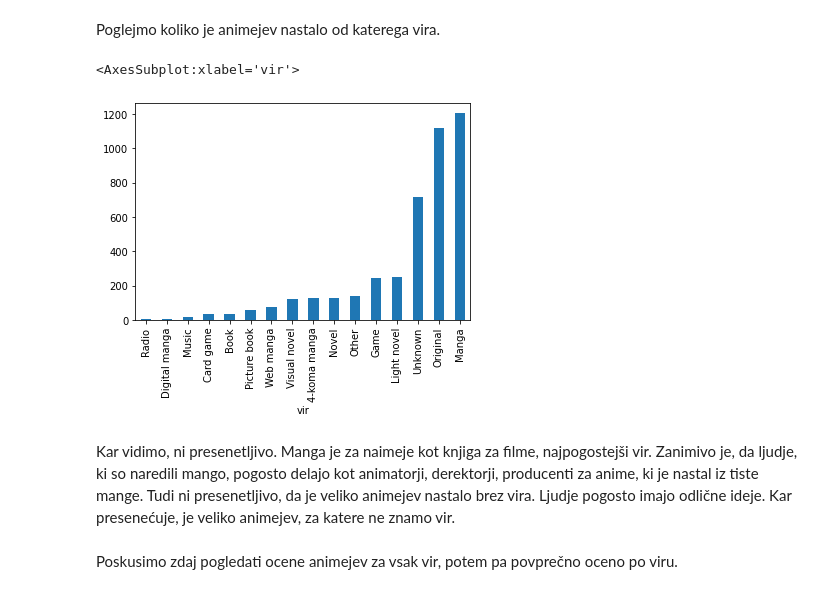
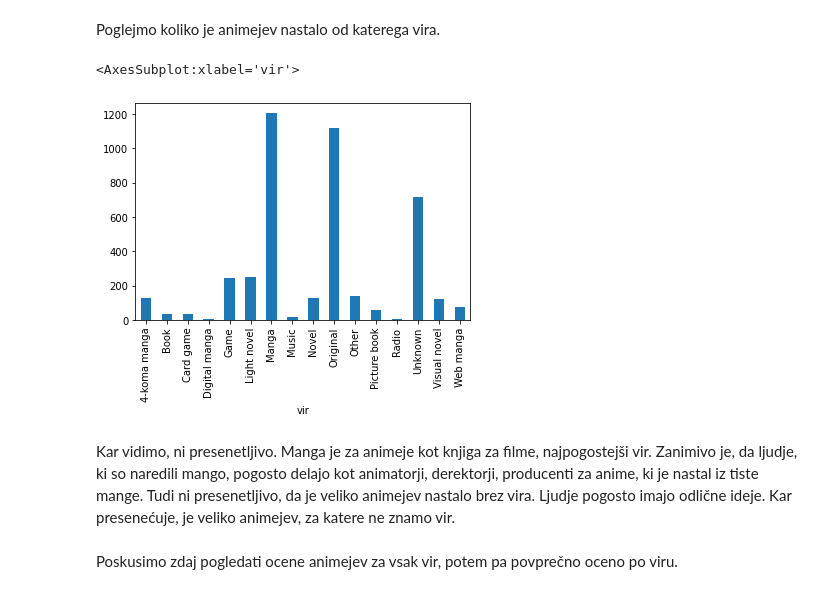
Before and after one commit to Teodora-Cvetkovic/Anime-filmi-in-serije, a Jupyter notebook: Anime_serije.ipynb, the cells around one changed output. Cells and saved outputs as stored; diff of their text form; code cells hidden in the pictures.

```diff
--- a/Anime_serije.ipynb
+++ b/Anime_serije.ipynb
@@ -395,12 +395,12 @@ for vir in animeji_in_viri:
 # %% [markdown]
 Poglejmo koliko je animejev nastalo od katerega vira.
 # %%
-animeji.groupby('vir').size().sort_values().plot.bar()
+animeji.groupby('vir').size().plot.bar()
 # %% [output]
 <AxesSubplot:xlabel='vir'>
-[figure, old version]
+[figure, new version]
 # %% [markdown]
-Kar vidimo, ni presenetljivo. Manga je za naimeje kot knjiga za filme, najpogostejši vir. Zanimivo je, da ljudje, ki so naredili mango, pogosto delajo kot animatorji, derektorji, producenti za anime, ki je nastal iz tiste mange. Tudi ni presenetljivo, da je veliko animejev nastalo brez vira. Ljudje pogosto imajo odlične ideje. Kar presenećuje, je veliko animejev, za katere ne znamo vir.
+Kar vidimo, ni presenetljivo. Manga je za animeje kot knjiga za filme, najpogostejši vir. Zanimivo je, da ljudje, ki so naredili mango, pogosto delajo kot animatorji, derektorji, producenti za anime, ki je nastal iz tiste mange. Tudi ni presenetljivo, da je veliko animejev nastalo brez vira. Ljudje pogosto imajo odlične ideje. Kar presenećuje, je veliko animejev, za katere ne znamo vir.
 # %% [markdown]
 Poskusimo zdaj pogledati ocene animejev za vsak vir, potem pa povprečno oceno po viru.
 # %%
```
Also changed, not shown: parts of 78 cells of this notebook, 1 other file.
